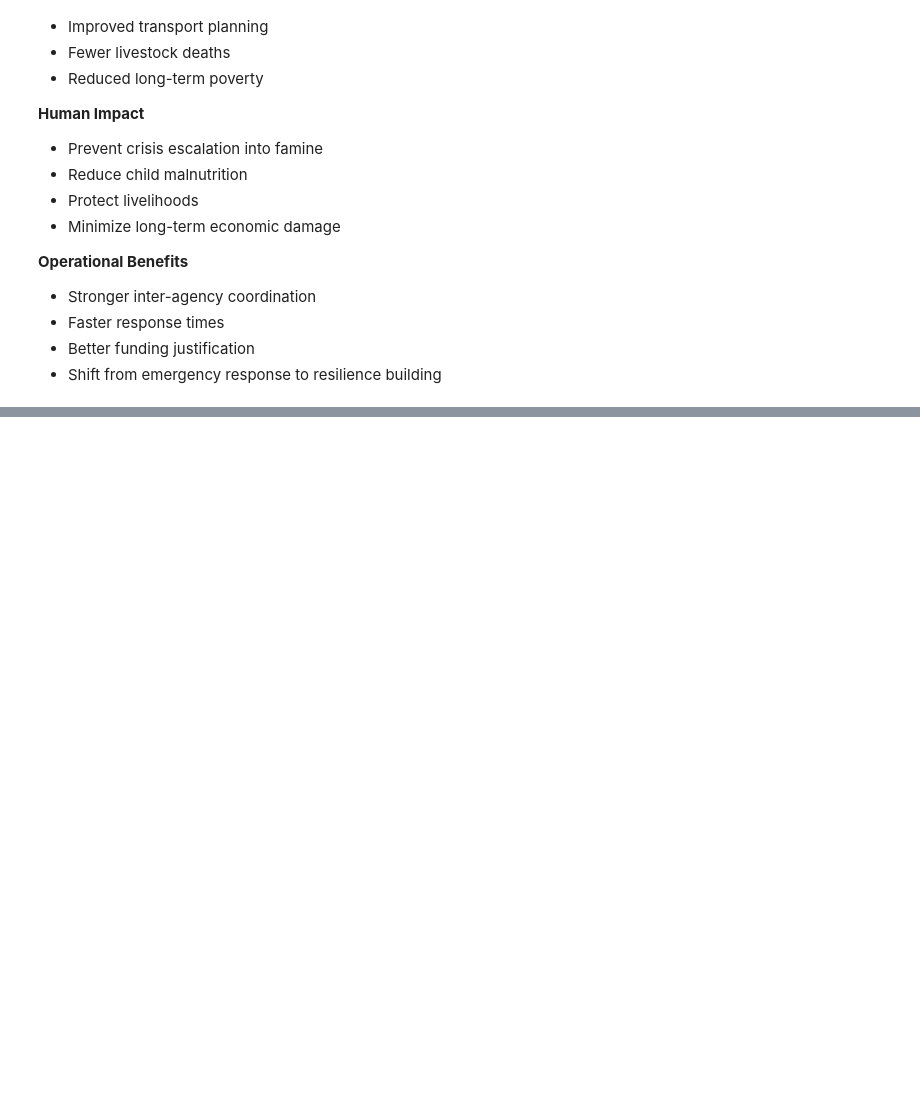
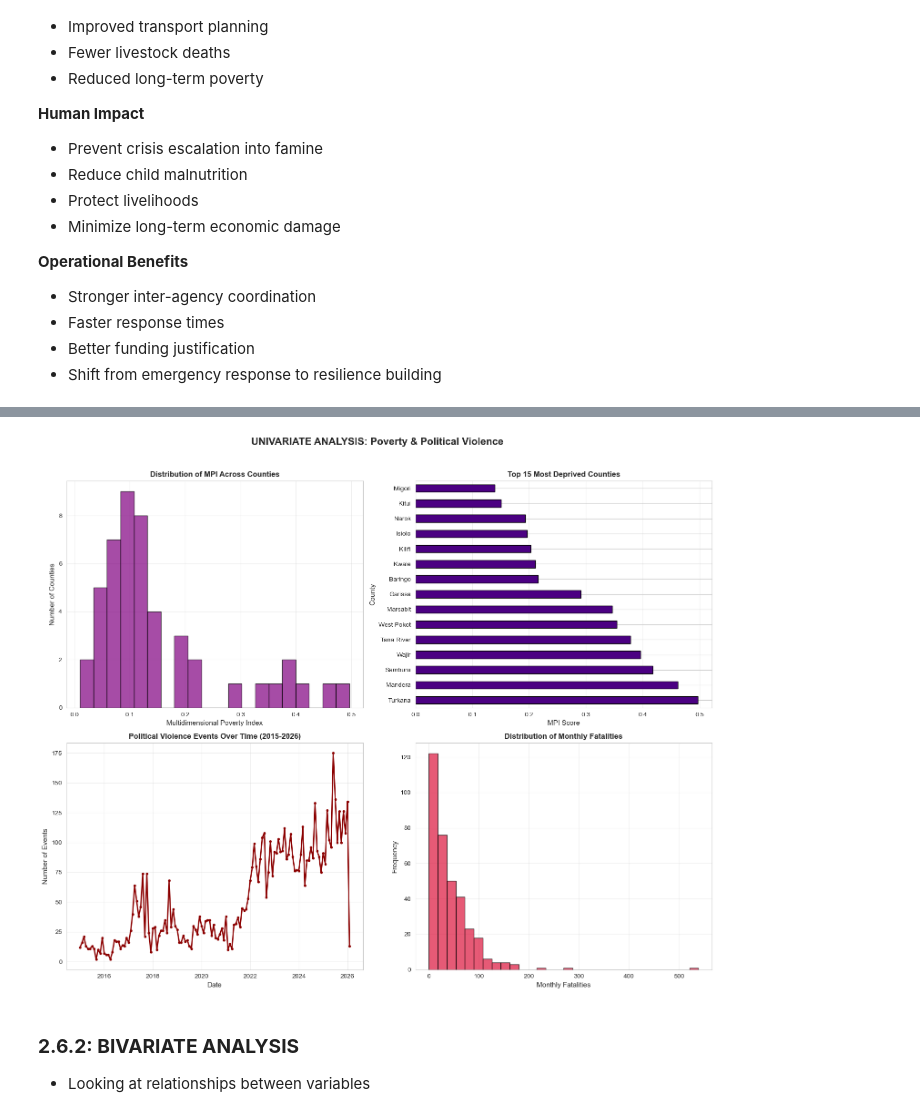
Before and after one commit to MrDenzy/PHASE-5-PROJECT---PREDICTING-FOOD-INSECURITY, a Jupyter notebook: notebooks/blex.ipynb, the cells around one changed output, grey strips where cells are left out. Drawn from its saved outputs; the diff is of its cells as text; code cells hidden in the pictures; blank space fills up the shorter version.

```diff
--- a/notebooks/blex.ipynb
+++ b/notebooks/blex.ipynb
@@ -149,0 +1387,58 @@ Early action significantly reduces costs.
+# %%
+#  Univariate Analysis: Poverty & Political Violence
+fig, axes = plt.subplots(2, 2, figsize=(15, 12))
+fig.suptitle('UNIVARIATE ANALYSIS: Poverty & Political Violence', fontsize=16, fontweight='bold', y=1.02)
+
+# 1 MPI distribution
+ax1 = axes[0, 0]
+ax1.hist(mpi_clean['MPI_num'].dropna(), bins=20, color='purple', edgecolor='black', alpha=0.7)
+ax1.set_xlabel('Multidimensional Poverty Index', fontsize=11)
+ax1.set_ylabel('Number of Counties', fontsize=11)
+ax1.set_title('Distribution of MPI Across Counties', fontsize=12, fontweight='bold')
+ax1.grid(alpha=0.3)
+
+# 2 Top 15 most deprived counties
+ax2 = axes[0, 1]
+top_poor = mpi_clean.nlargest(15, 'MPI_num')[['#adm1+name', 'MPI_num']].set_index('#adm1+name')
+top_poor.plot(kind='barh', ax=ax2, color='indigo', edgecolor='black', legend=False)
+ax2.set_xlabel('MPI Score', fontsize=11)
+ax2.set_ylabel('County', fontsize=11)
+ax2.set_title('Top 15 Most Deprived Counties', fontsize=12, fontweight='bold')
+ax2.grid(axis='x', alpha=0.3)
+
+# 3 Conflict events over time
+ax3 = axes[1, 0]
+if 'conflict_df' in globals() and not conflict_df.empty and 'date' in conflict_df.columns and 'Events' in conflict_df.columns:
+    conflict_recent = conflict_df[conflict_df['date'] >= pd.to_datetime('2015-01-01')]
+    ax3.plot(conflict_recent['date'], conflict_recent['Events'],
+             color='darkred', linewidth=2, marker='o', markersize=3)
+    ax3.set_xlabel('Date', fontsize=11)
+    ax3.set_ylabel('Number of Events', fontsize=11)
+    ax3.set_title('Political Violence Events Over Time (2015-2026)', fontsize=12, fontweight='bold')
+    ax3.grid(alpha=0.3)
+else:
+    ax3.text(0.5, 0.5, 'No conflict data available', fontsize=12, color='darkred',
+             ha='center', va='center')
+    ax3.set_axis_off()
+
+# 4 Fatalities distribution
+ax4 = axes[1, 1]
+if 'conflict_df' in globals() and not conflict_df.empty and 'Fatalities' in conflict_df.columns:
+    ax4.hist(conflict_df['Fatalities'].dropna(), bins=30, color='crimson', edgecolor='black', alpha=0.7)
+    ax4.set_xlabel('Monthly Fatalities', fontsize=11)
+    ax4.set_ylabel('Frequency', fontsize=11)
+    ax4.set_title('Distribution of Monthly Fatalities', fontsize=12, fontweight='bold')
+    ax4.grid(alpha=0.3)
+else:
+    ax4.text(0.5, 0.5, 'No fatalities data available', fontsize=12, color='crimson',
+             ha='center', va='center')
+    ax4.set_axis_off()
+
+# Adjust layout
+plt.tight_layout()
+plt.show()
+# %% [output]
+[figure, added]
+# %% [markdown]
+### **2.6.2: BIVARIATE ANALYSIS**
+-  Looking at relationships between variables
```
Also changed, not shown: parts of 166 cells of this notebook.
